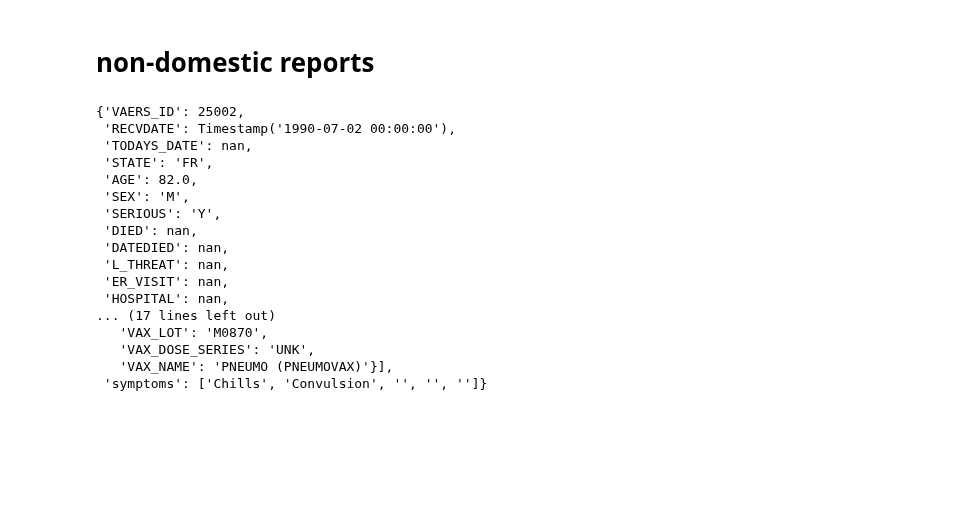
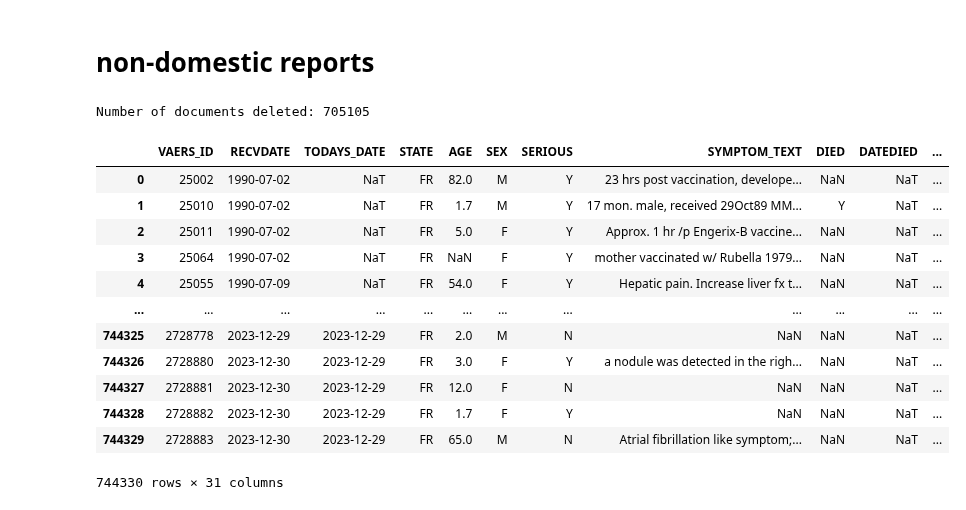
Before and after one commit to ZaNioxX/Masterarbeit, a Jupyter notebook: Data_Import/Data_Import_VAERS_no_UNK.ipynb, the cells around one changed output. Saved outputs shown, nothing was run; the diff lists cells and outputs as text; code cells hidden in the pictures; blank space fills up the shorter version.

```diff
--- a/Data_Import/Data_Import_VAERS_no_UNK.ipynb
+++ b/Data_Import/Data_Import_VAERS_no_UNK.ipynb
@@ -197,15 +215,30 @@ metadata_df['ALLERGIES'] = metadata_df['ALLERGIES'].apply(lambda x: correct_spel
 metadata_df['SERIOUS'] = np.where(metadata_df[['DIED', 'L_THREAT', 'HOSPITAL', 'X_STAY', 'DISABLE', 'BIRTH_DEFECT']].eq('Y').any(axis=1), 'Y', 'N')
 metadata_df.insert(6, 'SERIOUS', metadata_df.pop('SERIOUS'))
 
+# Define the cutoff date
+cutoff_date = pd.Timestamp('2023-12-31')
+
+# Identify the VAERS_IDs to remove
+removed_vaers_ids = metadata_df[metadata_df['RECVDATE'] > cutoff_date]['VAERS_ID']
+
+# Save removed VAERS_IDs to a DataFrame (optional)
+removed_vaers_df = pd.DataFrame(removed_vaers_ids, columns=['VAERS_ID'])
+
+# Remove these entries from metadata_df
+metadata_df = metadata_df[metadata_df['RECVDATE'] <= cutoff_date]
+
+# Remove corresponding entries from vax_df and symptoms_df
+vax_df = vax_df[~vax_df['VAERS_ID'].isin(removed_vaers_ids)]
+symptoms_df = symptoms_df[~symptoms_df['VAERS_ID'].isin(removed_vaers_ids)]
+
 columns = ['SYMPTOM1', 'SYMPTOM2', 'SYMPTOM3', 'SYMPTOM4', 'SYMPTOM5']
 for col in columns:
     symptoms_df[col] = replace_vaccination_site(symptoms_df[col])
 
-# Create a progress bar
-progress_bar = tqdm(total=len(metadata_df), desc="Processing rows")
+
 
 # Iterate through rows of metadata_df
-for index, row in metadata_df.iterrows():
+for index, row in tqdm(metadata_df.iterrows()):
         entry = {}
         vax_entries = []
         symptoms_entry = []
@@ -248,7 +281,7 @@ for index, row in metadata_df.iterrows():
             # Iterate over each vaccine entry and add it to the list
             for vax_row in vax_data.itertuples(index=False):
                 vax_entry_i = {column: getattr(vax_row, column) if pd.notna(getattr(vax_row, column)) else np.nan for column in vax_data.columns}
-            if vax_entry_i["VAX_MANU"] != "UNKNOWN MANUFACTURER":
+                if vax_entry_i["VAX_MANU"] != "UNKNOWN MANUFACTURER":
                     vax_entries.append(vax_entry_i)
         if len(vax_entries) == 0:
             continue
@@ -269,29 +302,29 @@ for index, row in metadata_df.iterrows():
 
         # Upload entry to MongoDB
         collection.insert_one(entry)
-
-        # Update the progress bar
-        progress_bar.update(1)
-
-# Close the progress bar once finished
-progress_bar.close()
 # %%
-entry
+query = {"STATE": "FR"}
-# %% [output]
-{'VAERS_ID': 25002,
- 'RECVDATE': Timestamp('1990-07-02 00:00:00'),
- 'TODAYS_DATE': nan,
- 'STATE': 'FR',
- 'AGE': 82.0,
- 'SEX': 'M',
- 'SERIOUS': 'Y',
- 'DIED': nan,
- 'DATEDIED': nan,
- 'L_THREAT': nan,
- 'ER_VISIT': nan,
- 'HOSPITAL': nan,
-... (17 lines left out)
-   'VAX_LOT': 'M0870',
-   'VAX_DOSE_SERIES': 'UNK',
-   'VAX_NAME': 'PNEUMO (PNEUMOVAX)'}],
- 'symptoms': ['Chills', 'Convulsion', '', '', '']}
+# %%
+# Step 3: Remove the documents
+result = collection.delete_many(query)
+
+# Step 4: Print the number of documents deleted
+print(f"Number of documents deleted: {result.deleted_count}")
+# %% [output]
+Number of documents deleted: 705105
+# %%
+metadata_df
+# %% [output]
+|  | VAERS_ID | RECVDATE | TODAYS_DATE | STATE | AGE | SEX | SERIOUS | SYMPTOM_TEXT | DIED | DATEDIED | ... |
+| 0 | 25002 | 1990-07-02 | NaT | FR | 82.0 | M | Y | 23 hrs post vaccination, develope... | NaN | NaT | ... |
+| 1 | 25010 | 1990-07-02 | NaT | FR | 1.7 | M | Y | 17 mon. male, received 29Oct89 MM... | Y | NaT | ... |
+| 2 | 25011 | 1990-07-02 | NaT | FR | 5.0 | F | Y | Approx. 1 hr /p Engerix-B vaccine... | NaN | NaT | ... |
+| 3 | 25064 | 1990-07-02 | NaT | FR | NaN | F | Y | mother vaccinated w/ Rubella 1979... | NaN | NaT | ... |
+| 4 | 25055 | 1990-07-09 | NaT | FR | 54.0 | F | Y | Hepatic pain. Increase liver fx t... | NaN | NaT | ... |
+| ... | ... | ... | ... | ... | ... | ... | ... | ... | ... | ... | ... |
+| 744325 | 2728778 | 2023-12-29 | 2023-12-29 | FR | 2.0 | M | N | NaN | NaN | NaT | ... |
+| 744326 | 2728880 | 2023-12-30 | 2023-12-29 | FR | 3.0 | F | Y | a nodule was detected in the righ... | NaN | NaT | ... |
+| 744327 | 2728881 | 2023-12-30 | 2023-12-29 | FR | 12.0 | F | N | NaN | NaN | NaT | ... |
+| 744328 | 2728882 | 2023-12-30 | 2023-12-29 | FR | 1.7 | F | Y | NaN | NaN | NaT | ... |
+| 744329 | 2728883 | 2023-12-30 | 2023-12-29 | FR | 65.0 | M | N | Atrial fibrillation like symptom;... | NaN | NaT | ... |
+744330 rows × 31 columns
```
Also changed, not shown: parts of 3 cells of this notebook, 6 other files.
